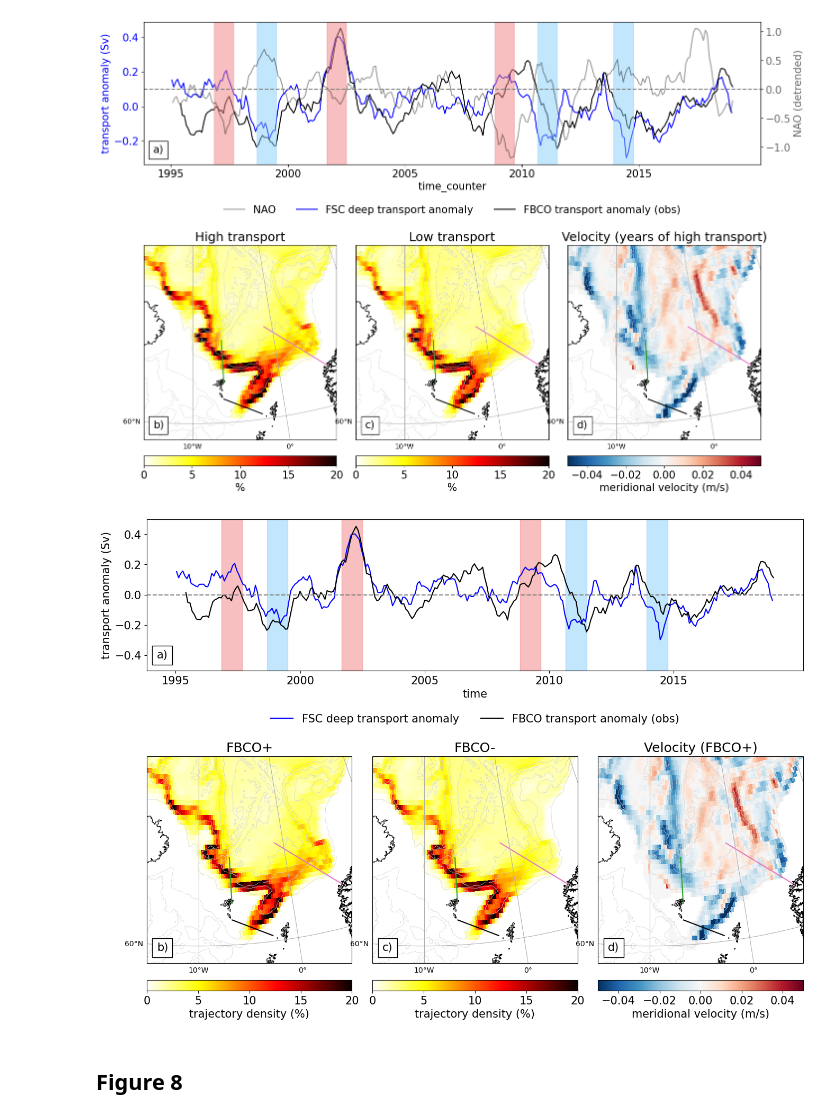
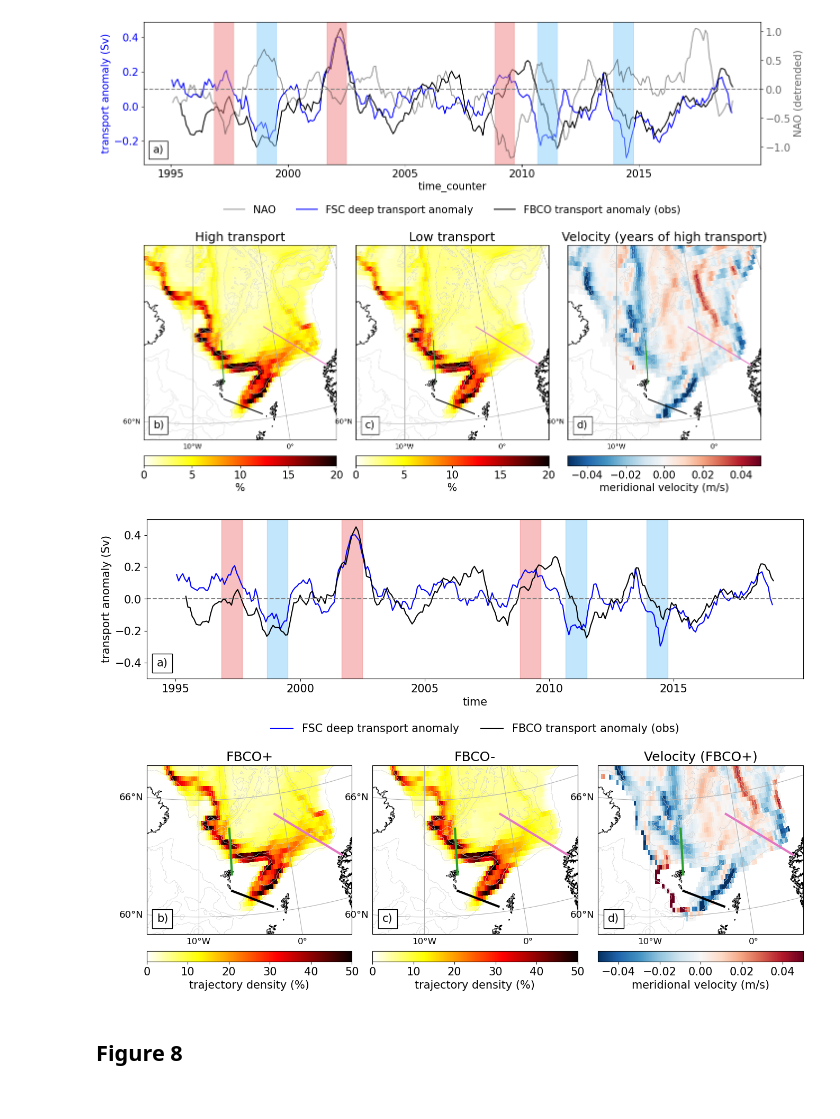
Before and after one commit to ischiller-weiss/FBC_Lagrangian, a Jupyter notebook: notebooks/Fig7_Fig8_Fig9.ipynb, the cells around one changed output. Saved outputs shown, nothing was run; the diff lists cells and outputs as text; code cells hidden in the pictures.

```diff
--- a/notebooks/Fig7_Fig8_Fig9.ipynb
+++ b/notebooks/Fig7_Fig8_Fig9.ipynb
@@ -944,8 +942,8 @@ for i, ax in enumerate(axes):
     gl.ylabels_right = False
     gl.xlocator = FixedLocator(np.arange(-180, 181, 10))
     gl.ylocator = FixedLocator(np.arange(-90, 91, 10))
-    gl.xlabel_style = {"size": 10}
-    gl.ylabel_style = {"size": 10}
+    gl.xlabel_style = {"size": 15}
+    gl.ylabel_style = {"size": 15}
 
     ax.plot([5.5, -1], [62.24, 65.0], color="tab:pink", transform=ccrs.PlateCarree())
     ax.plot(
@@ -971,7 +969,7 @@ plt.show()
 # %%
 fig = plt.figure(figsize=(16, 13))  # Wider to accommodate 3 maps
 gs = gridspec.GridSpec(
-    nrows=2, ncols=3, height_ratios=[0.6, 1.5], hspace=0.0, wspace=0.1
+    nrows=2, ncols=3, height_ratios=[0.6, 1.5], hspace=-0.1, wspace=0.1
 )
 
 # ---- TOP PANEL: TIME SERIES ----
@@ -1044,8 +1042,8 @@ axes = [
 
 # map data for each subplot
 map_data = [
-    mean_high_transport * 10,
-    mean_low_transport * 10,
+    mean_high_transport,
+    mean_low_transport,
     mean_vvel_high_trspt_maps * msk,
 ]
 
@@ -1053,7 +1051,7 @@ titles = ["FBCO+", "FBCO-", "Velocity (FBCO+)"]
 labels = ["b)", "c)", "d)"]
 cmaps = ["hot_r", "hot_r", "RdBu_r"]
 vmins = [0, 0, -0.05]
-vmaxs = [20, 20, 0.05]
+vmaxs = [50, 50, 0.05]
 cbar_labels = [
     "trajectory density (%)",
     "trajectory density (%)",
@@ -1061,7 +1059,7 @@ cbar_labels = [
 ]
 
 for i, ax in enumerate(axes):
-    ax.set_extent([-15, 5, 59, 69], crs=ccrs.PlateCarree())
+    ax.set_extent([-15, 5, 59, 67], crs=ccrs.PlateCarree())  # 69
     ax.pcolormesh(
         mesh_mask.nav_lon,
         mesh_mask.nav_lat,
@@ -1087,40 +1085,57 @@ for i, ax in enumerate(axes):
         bathymetry,
         levels=contour_levels,
         colors="lightgray",
         linewidths=0.5,
         alpha=1,
         transform=ccrs.PlateCarree(),
     )
 
     gl = ax.gridlines(draw_labels=True, dms=True, x_inline=False, y_inline=False)
     gl.xlabels_top = False
     gl.ylabels_right = False
     gl.xlocator = FixedLocator(np.arange(-180, 181, 10))
-    gl.ylocator = FixedLocator(np.arange(-90, 91, 10))
-    gl.xlabel_style = {"size": 10}
-    gl.ylabel_style = {"size": 10}
+    # gl.ylocator = FixedLocator(np.arange(-90, 91, 10))
+    gl.ylocator = FixedLocator([60, 66])
+    gl.xlabel_style = {"size": 12}
+    gl.ylabel_style = {"size": 13}
 
-    ax.plot([5.5, -1], [62.24, 65.0], color="tab:pink", transform=ccrs.PlateCarree())
+    # put one at 66 N
+    # ax.plot([-180, 180], [66, 66], color='gray', linewidth=.5,
+    #    transform=ccrs.PlateCarree())
+
     ax.plot(
-        [-6.43, -6.43], [62.15, 64.5], color="tab:green", transform=ccrs.PlateCarree()
+        [5.5, -1],
+        [62.24, 65.0],
+        color="tab:pink",
+        transform=ccrs.PlateCarree(),
+        linewidth=3,
+    )
+    ax.plot(
+        [-6.43, -6.43],
+        [62.15, 64.5],
+        color="tab:green",
+        transform=ccrs.PlateCarree(),
+        linewidth=3,
     )
     # ax.plot([-15, -11.95], [66.25, 68.7], color='blue', transform=ccrs.PlateCarree())
-    ax.plot([-6.5, -2.5], [61.3, 60.3], color="k", transform=ccrs.PlateCarree())
+    ax.plot(
+        [-6.5, -2.5], [61.3, 60.3], color="k", transform=ccrs.PlateCarree(), linewidth=3
+    )
 
     ax.set_title(titles[i])
     at = AnchoredText(labels[i], prop=dict(size=15), frameon=True, loc="lower left")
     ax.add_artist(at)
 
     pos = ax.get_position()
     cbar_ax = fig.add_axes([pos.x0, pos.y0 - 0.04, pos.width, 0.015])
     cbar = fig.colorbar(im, cax=cbar_ax, orientation="horizontal")
     cbar.set_label(cbar_labels[i])
 
 plt.tight_layout(rect=[0, 0.1, 1, 1])
 plt.savefig("Fig7_trspt_ts_pathways_with_velocity.png", dpi=300, bbox_inches="tight")
 plt.show()
 # %% [output]
-[figure, old version]
+[figure, new version]
 # %% [markdown]
 ## Figure 8
 # %%
```
Also changed, not shown: parts of 10 cells of this notebook.
